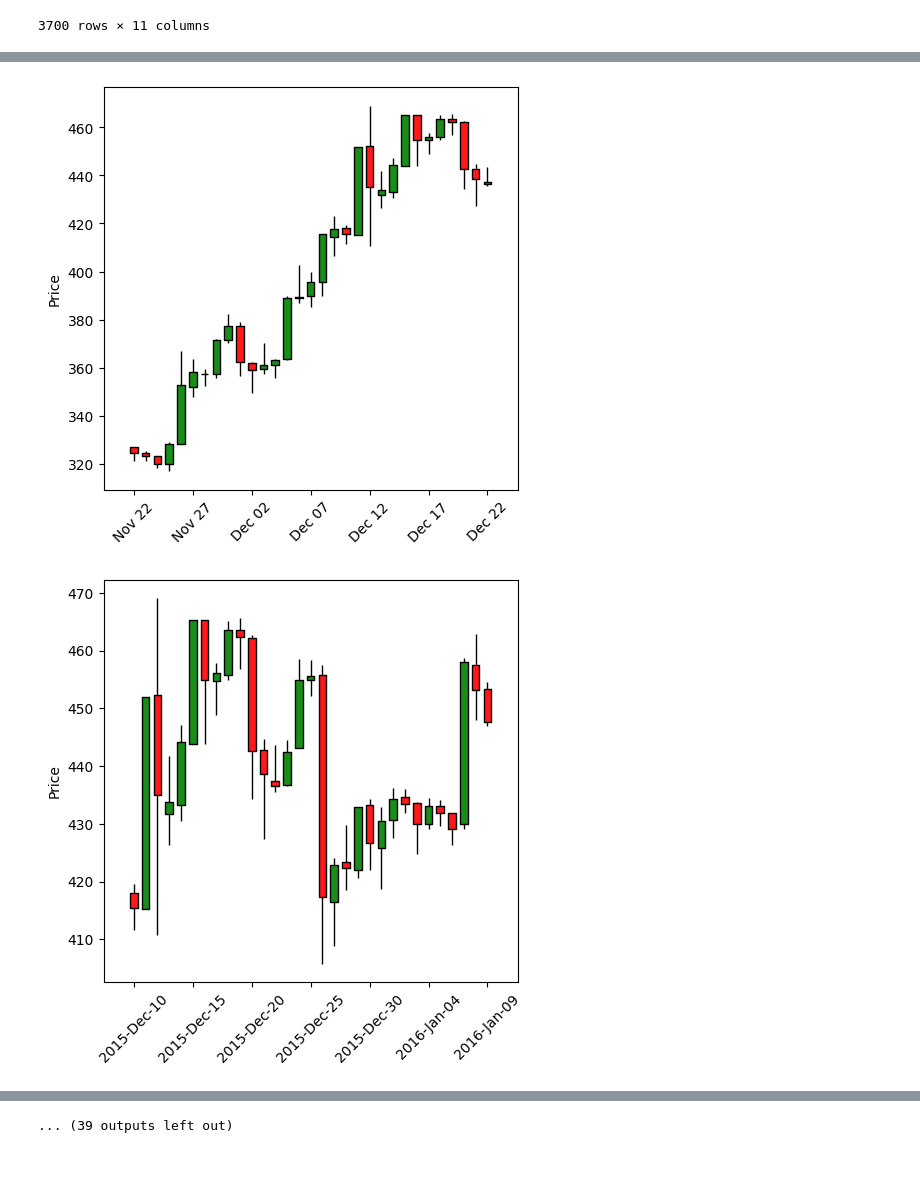
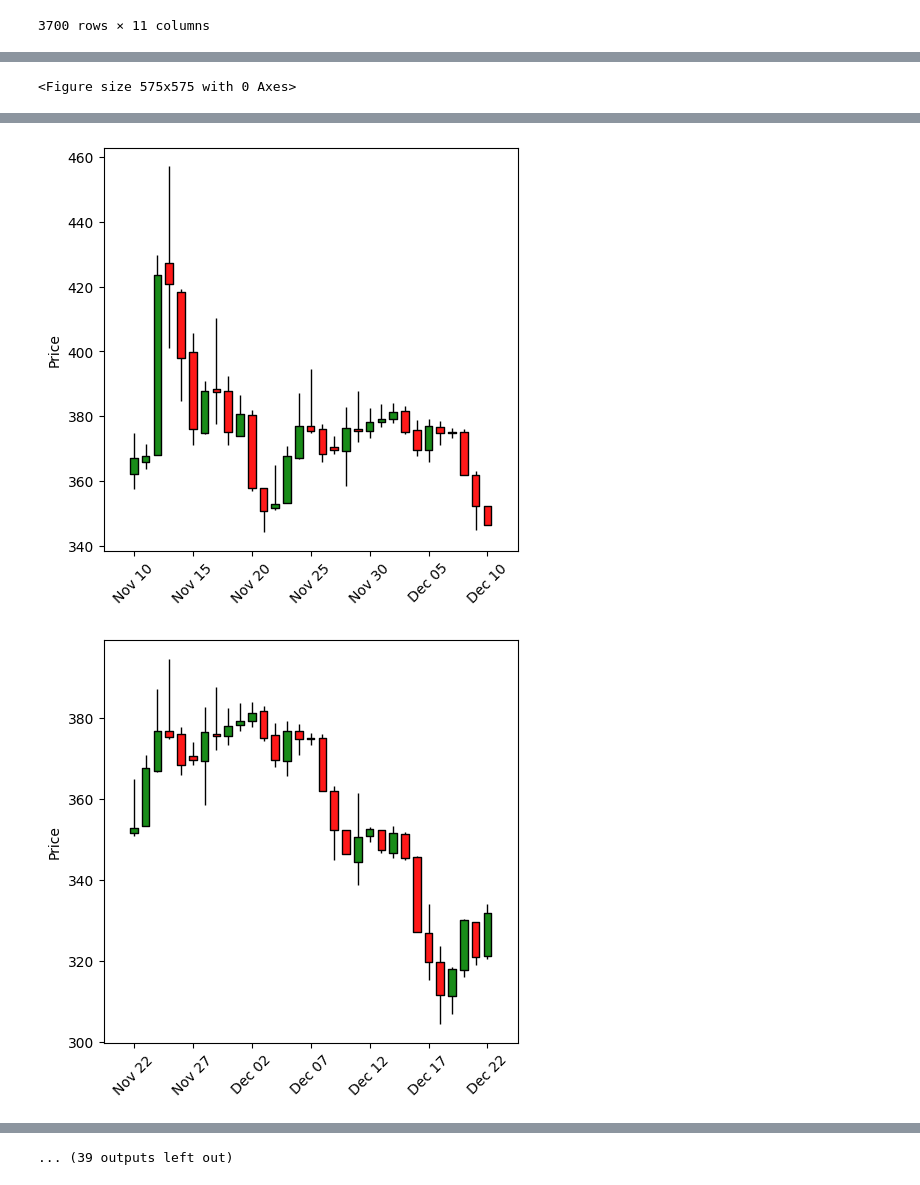
Before and after one commit to raming20/CNN-LSTM-predict-stock-price, a Jupyter notebook: data_analytics/CV_stock_market/find_candle_pattern.ipynb, the cells around one changed output, grey strips where cells are left out. Cells and saved outputs as stored; diff of their text form; code cells hidden in the pictures.

```diff
--- a/data_analytics/CV_stock_market/find_candle_pattern.ipynb
+++ b/data_analytics/CV_stock_market/find_candle_pattern.ipynb
@@ -167,6 +170,7 @@ Is_spin_candle = "Is_spin_candle"
 # %%
-btc_stock_df_spark = spark.sql(f"""
-    WITH {btc_stock_sub_1} AS (
+query = f"""
+    WITH
+    {btc_stock_sub_1} AS (
         SELECT
             *,
             CASE
@@ -435,12 +439,36 @@ btc_stock_df_spark = spark.sql(f"""
             END AS {Is_start_evening_star_candle}
         FROM {btc_stock_include_tweezer}
     )
+    ,
+    {btc_stock_include_next_3_day} AS (
+        SELECT
+            *,
+            CASE
+                WHEN
+                    {Is_candle_up}
+                    AND {Is_next_day_candle_up}
+                    AND {Is_next_2_day_candle_up}
+                THEN True
+                ELSE False
+            END AS {Is_start_next_3_day_up_candle},
+            CASE
+                WHEN
+                    NOT {Is_candle_up}
+                    AND NOT {Is_next_day_candle_up}
+                    AND NOT {Is_next_2_day_candle_up}
+                THEN True
+                ELSE False
+            END AS {Is_start_next_3_day_down_candle}
+        FROM {btc_stock_include_morning_and_evening_star}
+    )
 
     SELECT
         *
-    FROM {btc_stock_include_morning_and_evening_star}
-    WHERE {Is_spin_candle}
+    FROM {btc_stock_include_next_3_day}
+    WHERE {Is_start_next_3_day_up_candle} OR {Is_start_next_3_day_down_candle}
+    AND YEAR({Date_normalized}) >= 2023
 
-""")
-btc_stock_df_spark.show(50)
+"""
+btc_stock_df_spark = spark.sql(query)
+btc_stock_df_spark.show(20)
 # %% [output]
@@ -620,9 +591,13 @@ btc_stock_df_pandas.to_excel("btc_stock_include_harami.xlsx")
+# %%
+draw_candle_image(convert_date_index(btc_df)["2024-01-01":"2024-01-10"])
+# %% [output]
+<Figure size 575x575 with 0 Axes>
 # %%
 count = 0
 for date in btc_stock_df_pandas[Date_normalized]:
     if count > 50:
         break
-    draw_df_pandas = add_days_around_date(f"{date} 00:00:00+00:00", btc_df, 15, 15)
+    draw_df_pandas = add_days_around_date(f"{date} 00:00:00+00:00", btc_df, 0, 30)
     draw_candle_image(draw_df_pandas, show_x_y=True, show_volume=False, show_macd=False, df_calculate_macd=btc_df)
     count += 1
 # %% [output]
@@ -637,2 +612,2 @@ for date in btc_stock_df_pandas[Date_normalized]:
-[figure, old version]
+[figure, new version]
-[figure, old version]
+[figure, new version]
```
Also changed, not shown: parts of 8 cells of this notebook.
